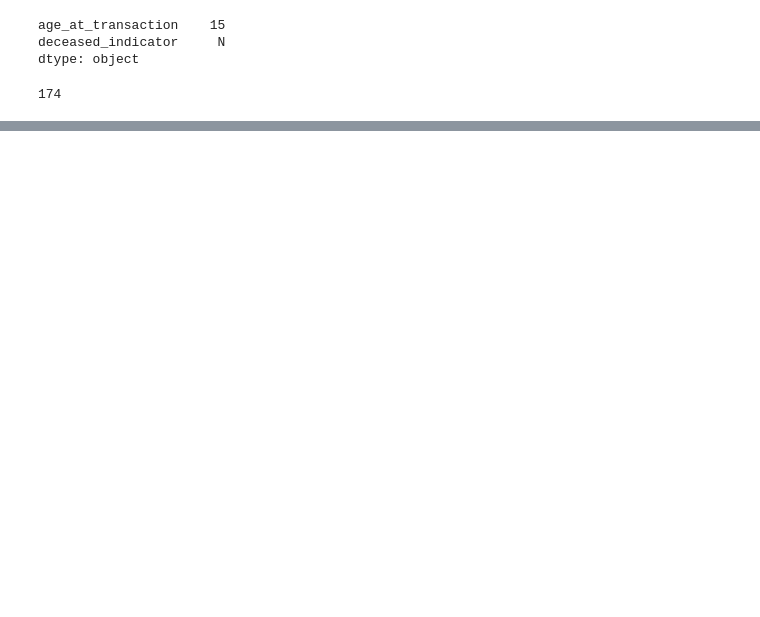
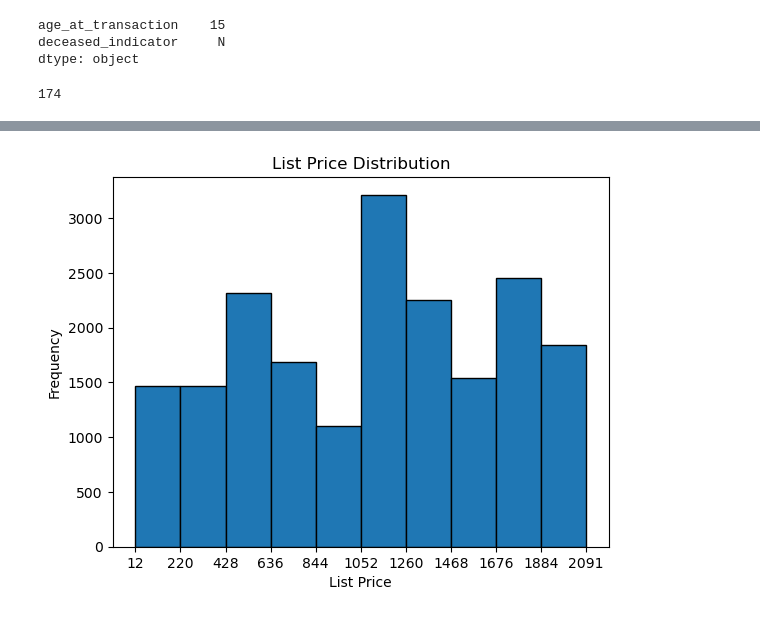
Before and after one commit to Marilyn-Rose/KPMG-Data-Analytics-and-Modelling-Project, a Jupyter notebook: KPMG for Sprocket Central Pty Ltd.ipynb, the cells around one changed output, grey strips where cells are left out. Drawn from its saved outputs; the diff is of its cells as text; code cells hidden in the pictures; blank space fills up the shorter version.

Commit message:
Continued exploration
Checked the distributions of both the categorical and numerical variables in order to understand each feature better .
Also found outliers in the age and standard cost variable.

```diff
--- a/KPMG for Sprocket Central Pty Ltd.ipynb
+++ b/KPMG for Sprocket Central Pty Ltd.ipynb
@@ -859,0 +918,12 @@ plt.pyplot.scatter(merged_df['brand'], merged_df['list_price'])
+# %%
+# Frequency Distribution of 'list_price'
+count, bin_edges = np.histogram(merged_df['list_price'])
+merged_df['list_price'].plot(kind= 'hist', xticks = bin_edges,
+                            edgecolor = 'black')
+
+plt.xlabel('List Price')
+plt.title('List Price Distribution')
+
+plt.show()
+# %% [output]
+[figure, added]
```
Also changed, not shown: parts of 36 cells of this notebook.
